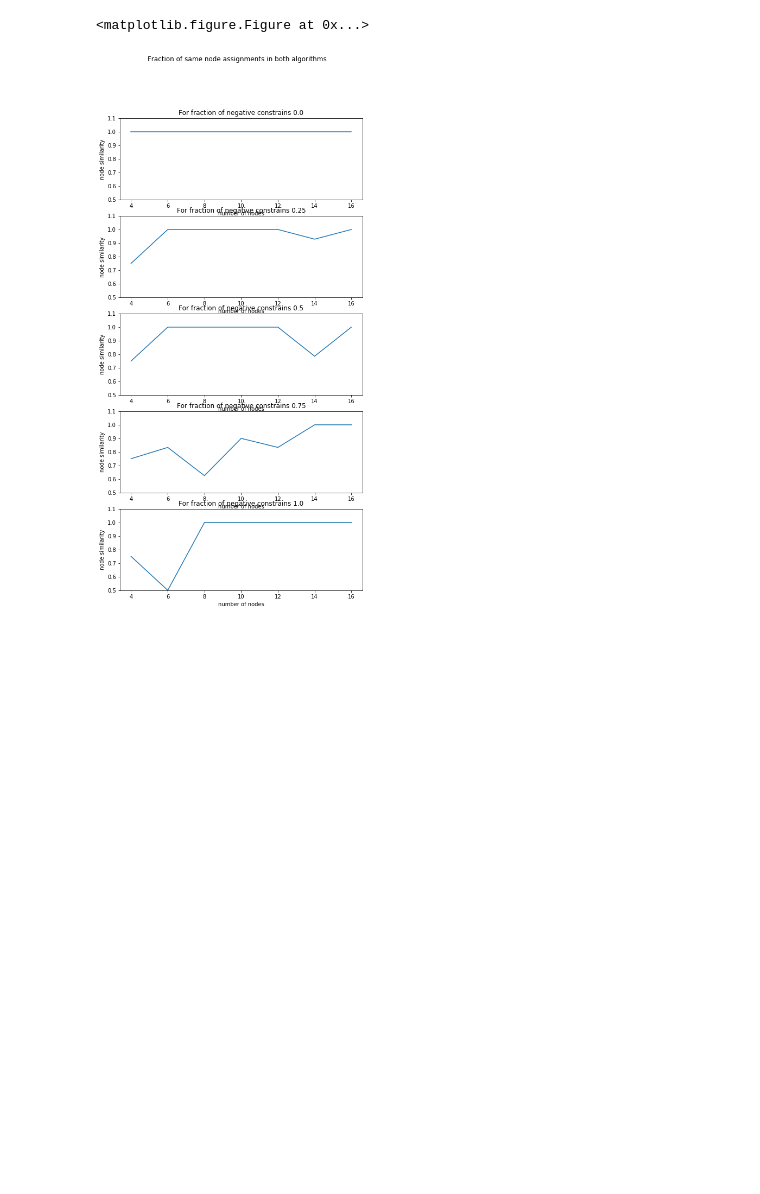
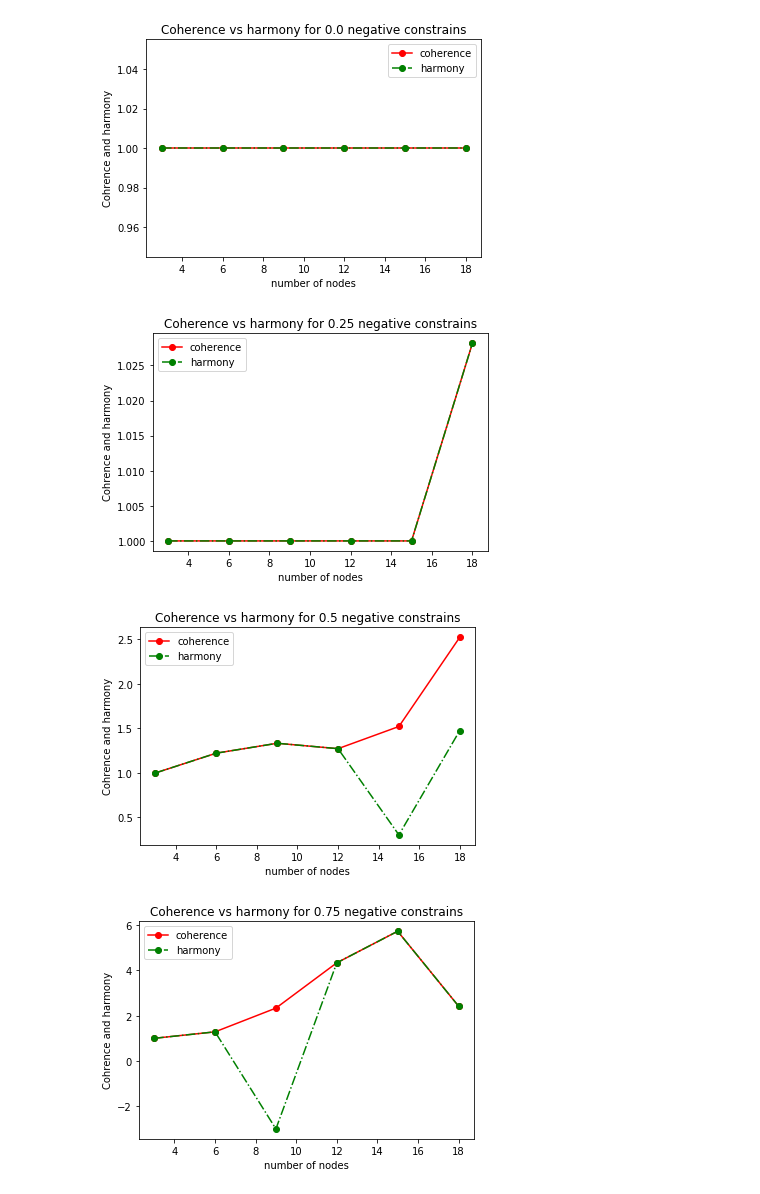
Before and after one commit to B-Sabev/ComputationalModelsOfCoherence, a Jupyter notebook: models.ipynb, the cells around one changed output. Drawn from its saved outputs; the diff is of its cells as text; code cells hidden in the pictures; blank space fills up the shorter version.

```diff
--- a/models.ipynb
+++ b/models.ipynb
@@ -244,18 +267,16 @@ plt.show()
-# %%
-
-
-f, ax = plt.subplots(len(INHIBITORY_FRACTIONS),1, figsize = (8, 16))
-f.suptitle("Fraction of same node assignments in both algorithms")
-
-for i, inh in enumerate(INHIBITORY_FRACTIONS):
-    ax[i].plot(NUM_NODES,data['node_similarity'][:,i])
-    ax[i].set_ylim([0.5,1.1])
-    ax[i].set_title("For fraction of negative constrains {}".format(inh))
-    ax[i].set_xlabel("number of nodes")
-    ax[i].set_ylabel("node similarity")
-
-#plt.plot(data['node_similarity'], len(INHIBITORY_FRACTIONS))
-plt.show()
-# %% [output]
-<matplotlib.figure.Figure at 0x...>
-[figure, removed]
+# %%
+# Compare coherence and harmony for each number of nodes and inhibitory fractions
+for i, inh in enumerate(INHIBITORY_FRACTIONS):
+    plt.plot(NUM_NODES,data['coherence'][:,i], '-o', color='r', label='coherence')
+    plt.plot(NUM_NODES,data['harmony'][:,i], '-.o', color='g', label='harmony')
+    plt.title("Coherence vs harmony for {} negative constrains".format(inh))
+    plt.legend()
+    plt.xlabel("number of nodes")
+    plt.ylabel("Cohrence and harmony")
+    plt.savefig('NodeSimilarityFor{}.png'.format(inh))
+    plt.show()
+# %% [output]
+[figure, added]
+[figure, added]
+[figure, added]
+[figure, added]
```
Also changed, not shown: parts of 5 cells of this notebook, 14 other files.
